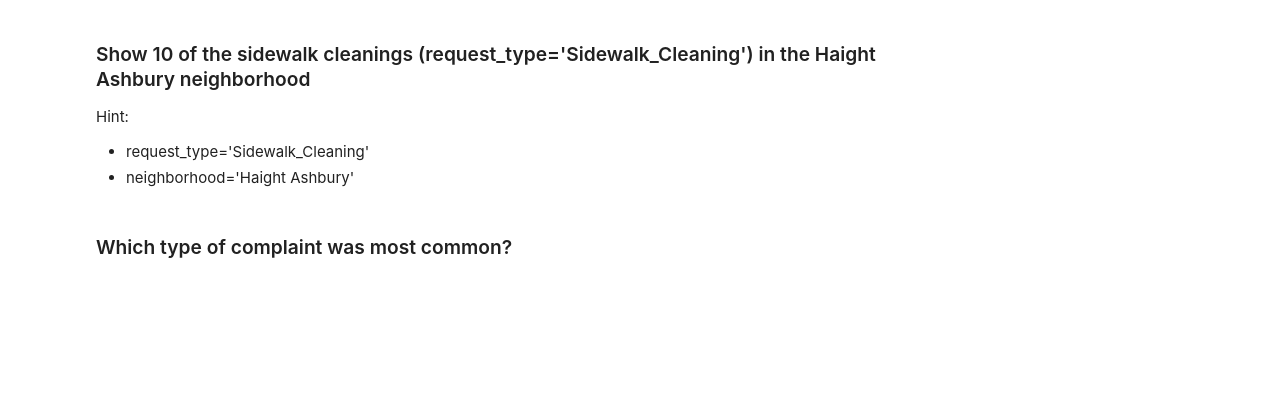
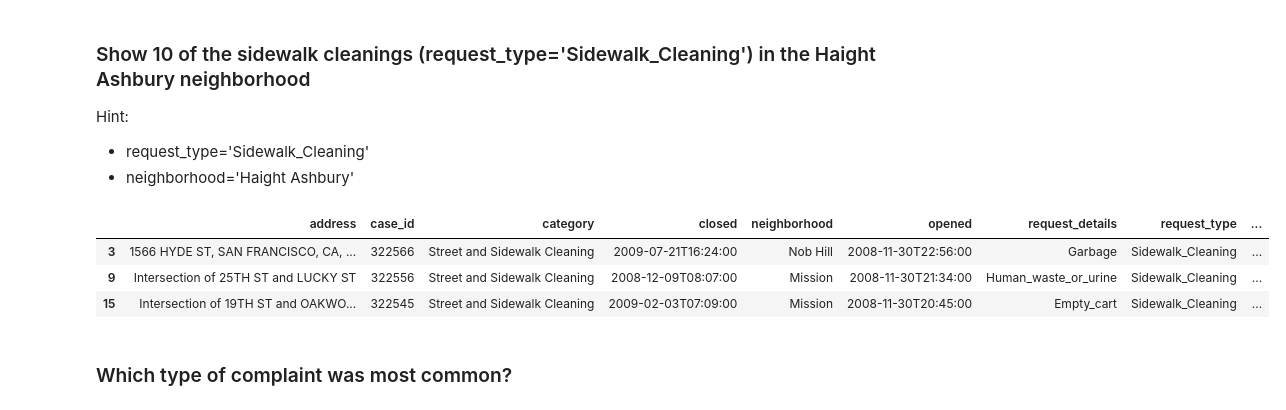
Before and after one commit to jgaw/DAT_SF_11, a Jupyter notebook: labs/lab_15/sql_python.ipynb, the cells around one changed output. Drawn from its saved outputs; the diff is of its cells as text; code cells hidden in the pictures; blank space fills up the shorter version.

```diff
--- a/labs/lab_15/sql_python.ipynb
+++ b/labs/lab_15/sql_python.ipynb
@@ -397,3 +500,5 @@ df.to_sql('sf_311', con)
 ### Display first 5 rows
 # %%
 # Your code goes here
+sql = """Select * from sf_311"""
+df = pd.read_sql(sql, con)
@@ -405,5 +512,12 @@ Hint:
 * neighborhood='Haight Ashbury'
 # %%
 # Your code here
+
+df[df.request_type == 'Sidewalk_Cleaning'].head(3)
+# %% [output]
+|  | address | case_id | category | closed | neighborhood | opened | request_details | request_type | ... |
+| 3 | 1566 HYDE ST, SAN FRANCISCO, CA, ... | 322566 | Street and Sidewalk Cleaning | 2009-07-21T16:24:00 | Nob Hill | 2008-11-30T22:56:00 | Garbage | Sidewalk_Cleaning | ... |
+| 9 | Intersection of 25TH ST and LUCKY ST | 322556 | Street and Sidewalk Cleaning | 2008-12-09T08:07:00 | Mission | 2008-11-30T21:34:00 | Human_waste_or_urine | Sidewalk_Cleaning | ... |
+| 15 | Intersection of 19TH ST and OAKWO... | 322545 | Street and Sidewalk Cleaning | 2009-02-03T07:09:00 | Mission | 2008-11-30T20:45:00 | Empty_cart | Sidewalk_Cleaning | ... |
 # %% [markdown]
 ### Which type of complaint was most common?
```
Also changed, not shown: parts of 15 cells of this notebook, 3 other files.
